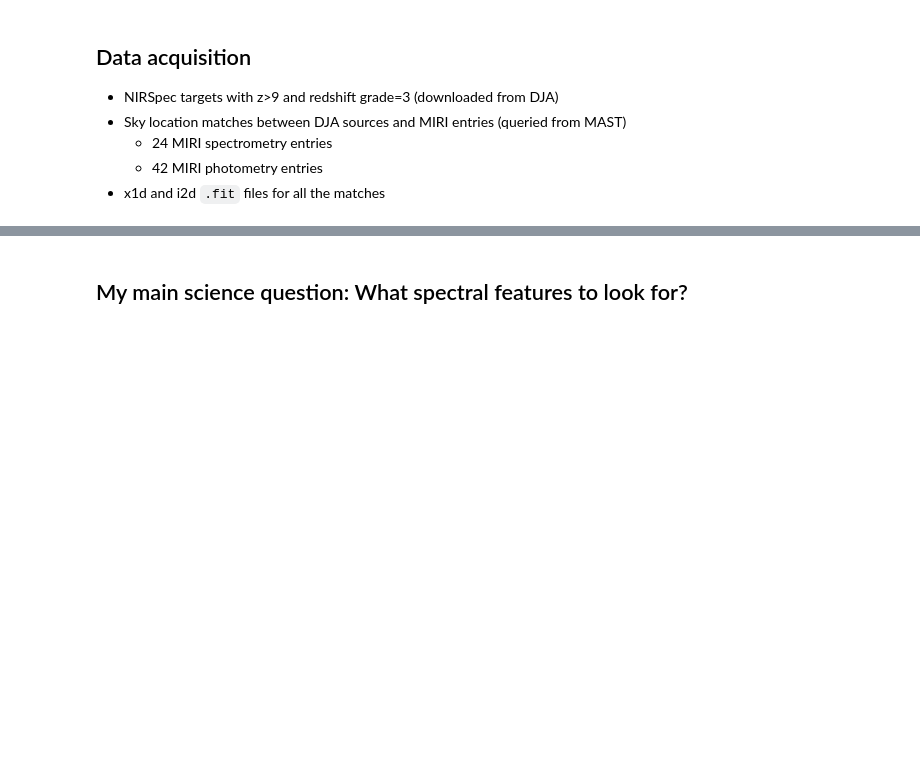
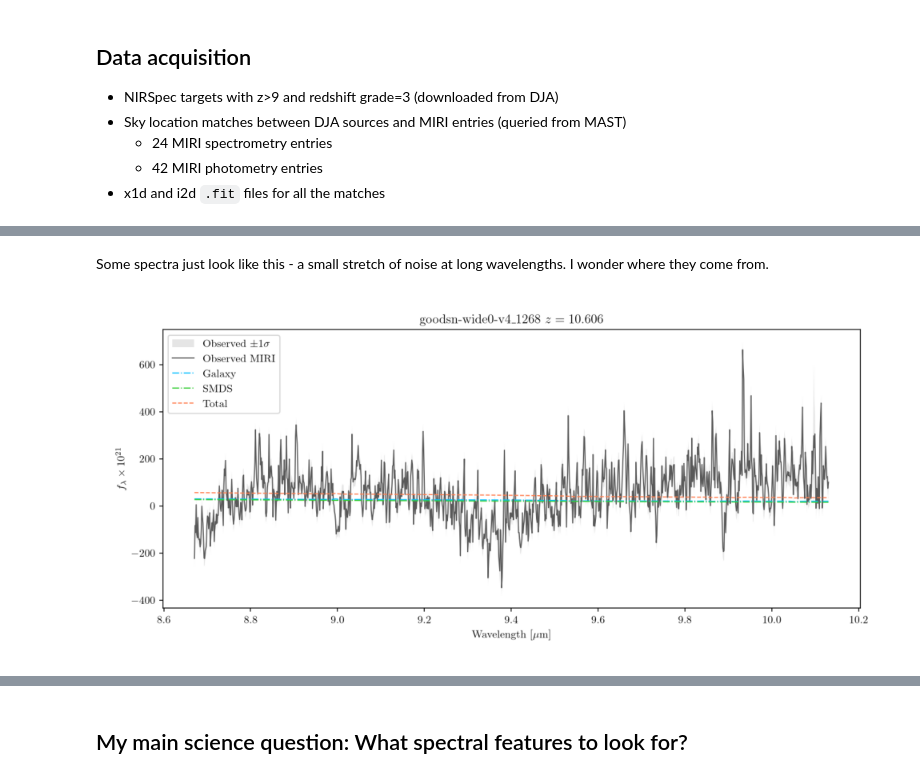
Before and after one commit to ryanyrzh/DS_MIRI, a Jupyter notebook: oct_update.ipynb, the cells around one changed output, grey strips where cells are left out. Cells and saved outputs as stored; diff of their text form; code cells hidden in the pictures; blank space fills up the shorter version.

```diff
--- a/oct_update.ipynb
+++ b/oct_update.ipynb
@@ -24,3 +37,14 @@ Some spectra just look like this - a small stretch of noise at long wavelengths.
+# %% [markdown]
+Some spectra just look like this - a small stretch of noise at long wavelengths. I wonder where they come from.
+# %%
+img = mpimg.imread("production/miri_joint_fit/plots/goodsn-wide0-v4_1268_joint_fit.png")
+fig, ax = plt.subplots(figsize=(10, 6))
+ax.imshow(img)
+ax.axis("off")
+plt.tight_layout()
+plt.show()
+# %% [output]
+[figure, added]
 # %% [markdown]
 ## Morphology fit with Pandeia
 
```
Also changed, not shown: parts of 8 cells of this notebook.
